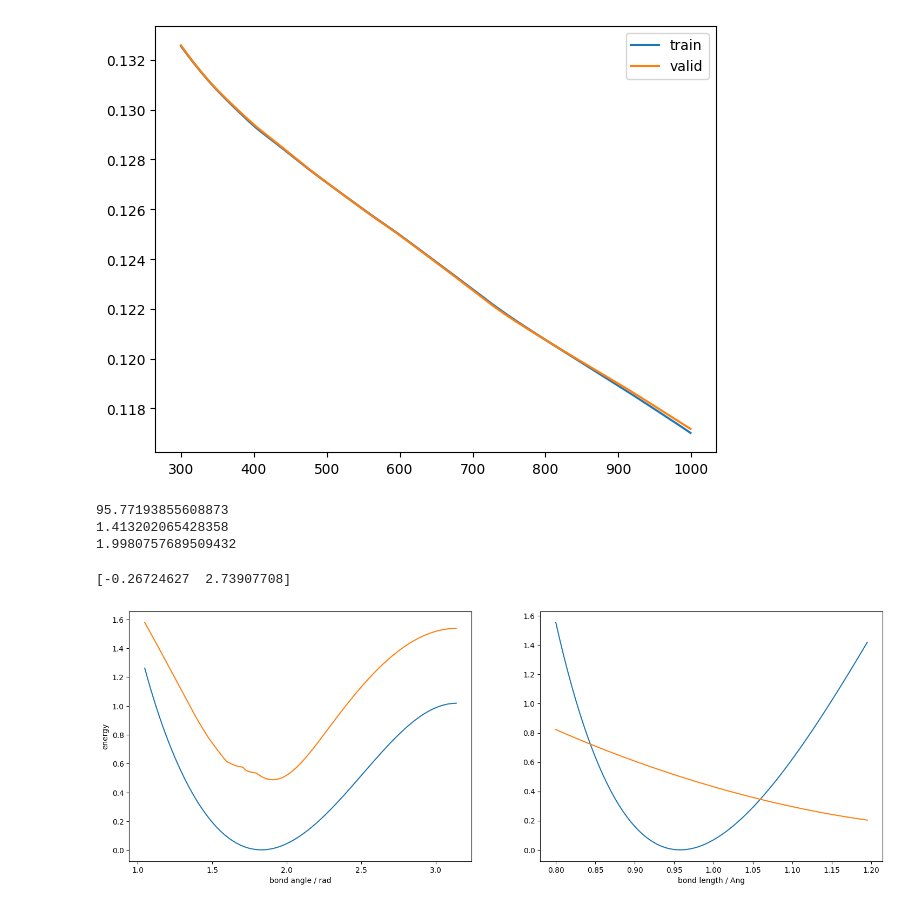
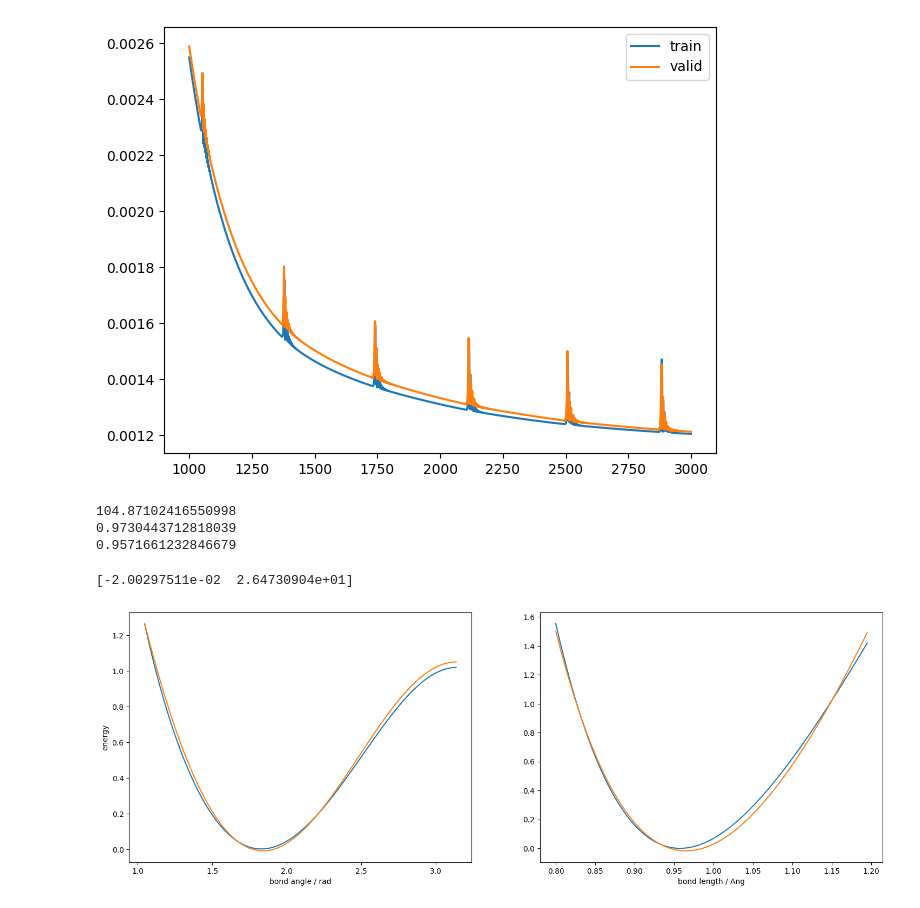
Before and after one commit to Br0kenSmi1e/FlowPES, a Jupyter notebook: water_reduced.ipynb, the cells around one changed output. Saved outputs shown, nothing was run; the diff lists cells and outputs as text; code cells hidden in the pictures.

```diff
--- a/water_reduced.ipynb
+++ b/water_reduced.ipynb
@@ -11,9 +11,9 @@ from model.nn import RealNVP, make_transform
 from model.loss import make_error_loss
 # %%
 dim = 3
-nlayers = 4
+nlayers = 12
 hidden = 6
-activation = Relu
+activation = Tanh
 
 transform = make_transform(hidden, activation)
 flow_init = RealNVP(transform, nlayers)
@@ -24,7 +24,7 @@ params, flow_forward, flow_inverse = flow_init(init_rng, dim)
 
 phi0 = lambda tau: jnp.array(1.0, dtype=jnp.float64)
 phi1 = lambda tau: jnp.linalg.norm(tau)
-basis = lambda tau: jnp.array([1.0, jnp.linalg.norm(tau)])
+basis = lambda tau: jnp.array([1.0, tau[0]**2 + tau[1]**2 + tau[2]**2])
 _, train_loss, coefficients = make_error_loss(flow_forward, basis, "./h2o/h2opes_analytic_train.txt")
 valid_loss, _, _ = make_error_loss(flow_forward, basis, "./h2o/h2opes_analytic_valid.txt")
 test_loss, _, _ = make_error_loss(flow_forward, basis, "./h2o/h2opes_analytic_test.txt")
@@ -45,7 +45,7 @@ def step(params, params_opt_state):
 train_loss_history = []
 valid_loss_history = []
 # test_loss_history = []
-nsteps = 6000
+nsteps = 3000
 for i in range(nsteps):
     value, params, params_opt_state = step(params, params_opt_state)
     u = coefficients(params)
@@ -77,27 +61,27 @@ output = flow_inverse(params, jnp.array([[0, 0, 0]]))
 # %%
 import matplotlib.pyplot as plt
 fig, ax = plt.subplots()
-start_step = 300
+start_step = 1000
 ax.plot(range(start_step, nsteps), train_loss_history[start_step:nsteps], label = "train")
 ax.plot(range(start_step, nsteps), valid_loss_history[start_step:nsteps], label = "valid")
 # ax.plot(range(start_step, nsteps), test_loss_history[start_step:nsteps], label = "test")
 ax.legend(loc="upper right")
 fig.tight_layout()
 fig.show()
 # %% [output]
-[figure, old version]
+[figure, new version]
 # %%
 print(jnp.acos(output[0][0]) * 180 / jnp.pi)
 print(-jnp.log(output[0][1]))
 print(-jnp.log(output[0][2]))
 # %% [output]
-95.77193855608873
-1.413202065428358
-1.9980757689509432
+104.87102416550998
+0.9730443712818039
+0.9571661232846679
 # %%
 print(u)
 # %% [output]
-[-0.26724627  2.73907708]
+[-2.00297511e-02  2.64730904e+01]
 # %%
 from h2o.h2opes_analytic import water_pes
 r_exact = 0.95
@@ -132,4 +116,4 @@ ax_[1].plot(bond, pes_bond_reg)
 ax_[1].set_xlabel("bond length / Ang")
 fig_.show()
 # %% [output]
-[figure, old version]
+[figure, new version]
```
Also changed, not shown: parts of 2 cells of this notebook, 11 other files.
